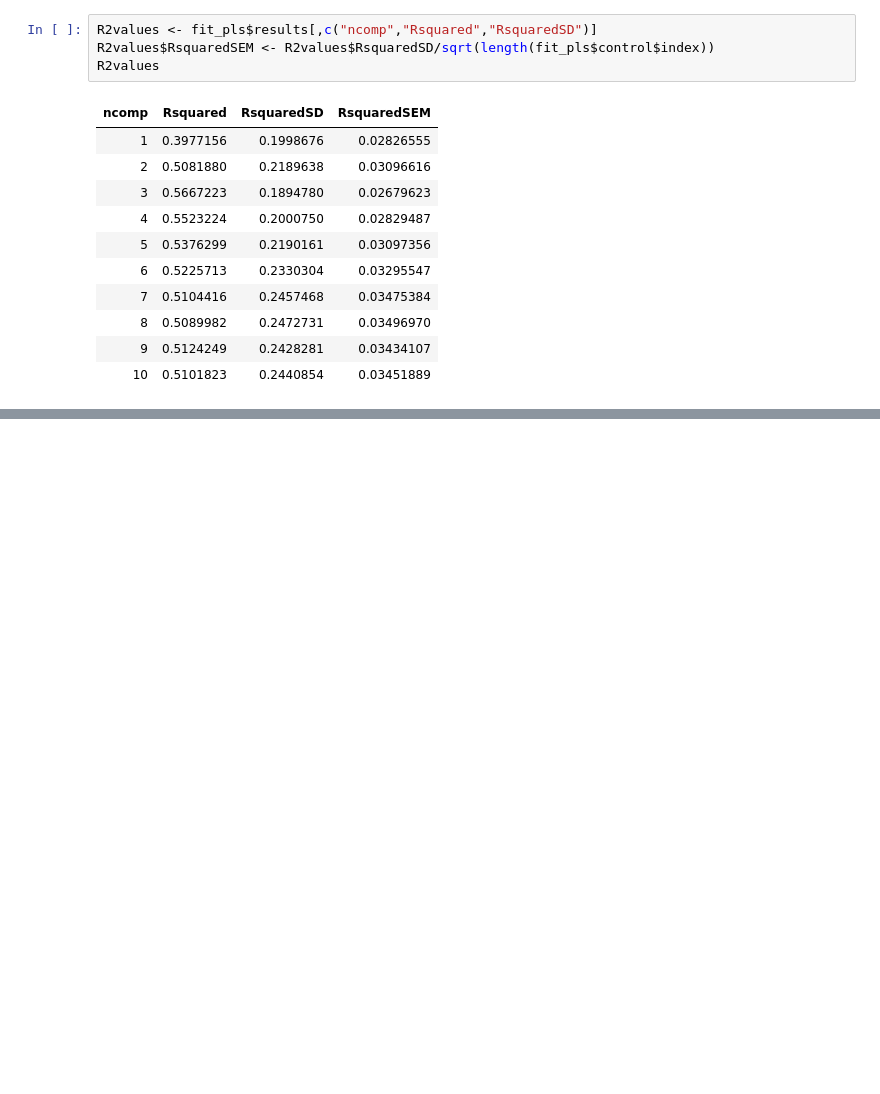
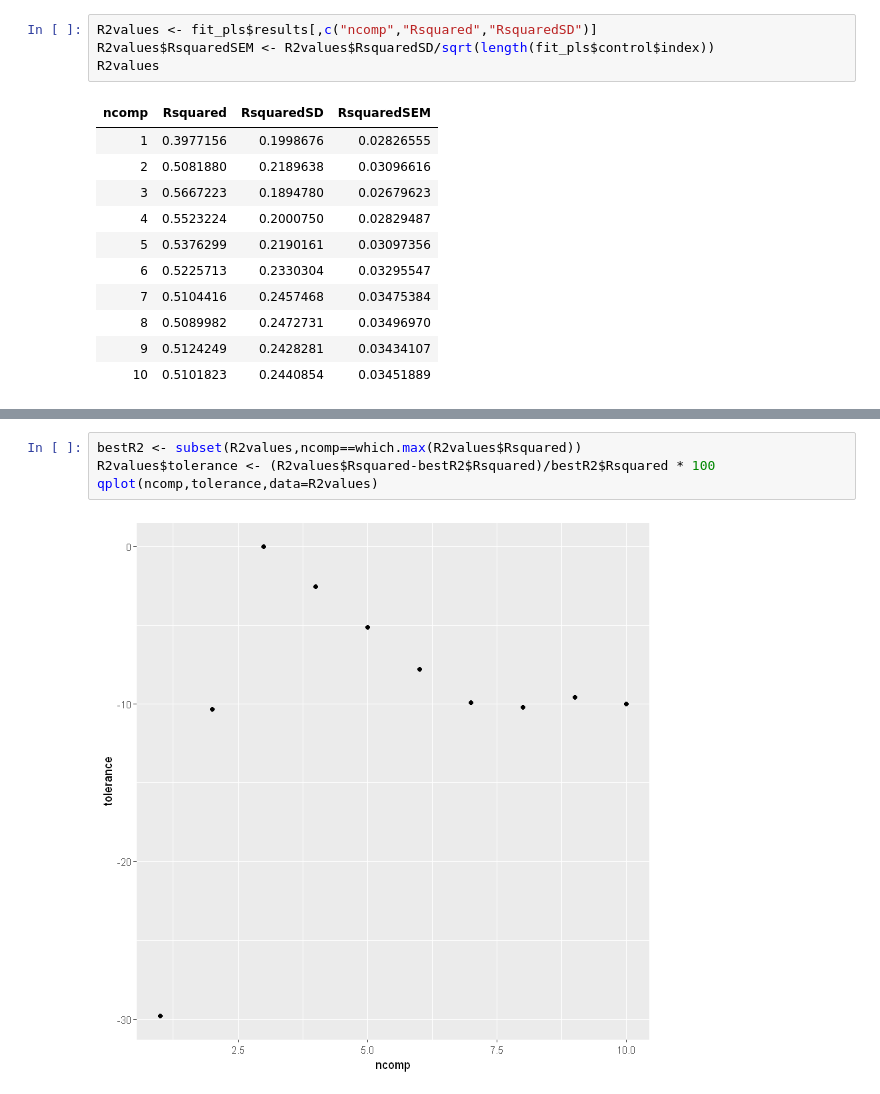
Before and after one commit to Randallzoeng/BookClub, a Jupyter notebook: AppliedPredictiveModeling/Chap. 4 Exercises.ipynb, the cells around one changed output, grey strips where cells are left out. Saved outputs shown, nothing was run; the diff lists cells and outputs as text; blank space fills up the shorter version.

```diff
--- a/AppliedPredictiveModeling/Chap. 4 Exercises.ipynb
+++ b/AppliedPredictiveModeling/Chap. 4 Exercises.ipynb
@@ -188,0 +233,6 @@ R2values
+# %%
+bestR2 <- subset(R2values,ncomp==which.max(R2values$Rsquared))
+R2values$tolerance <- (R2values$Rsquared-bestR2$Rsquared)/bestR2$Rsquared * 100
+qplot(ncomp,tolerance,data=R2values)
+# %% [output]
+[figure, added]
```
Also changed, not shown: parts of 14 cells of this notebook.
